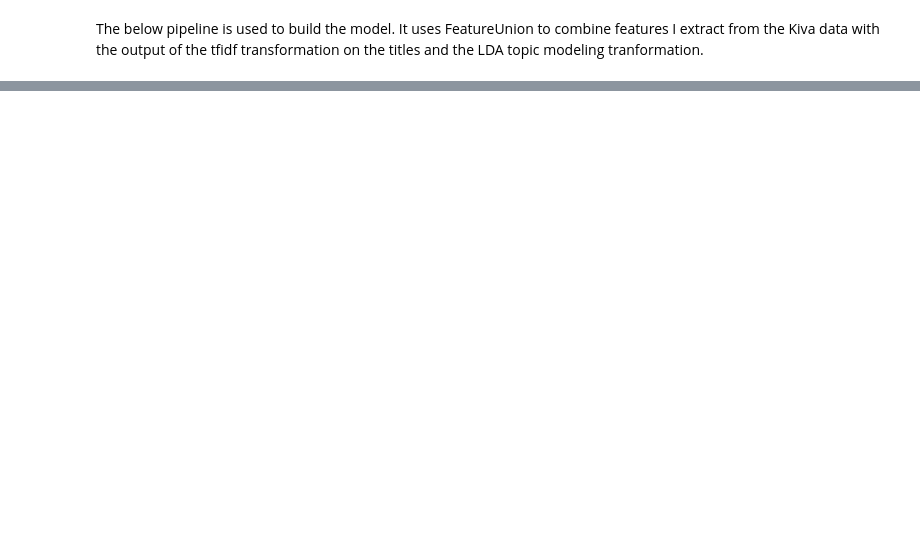
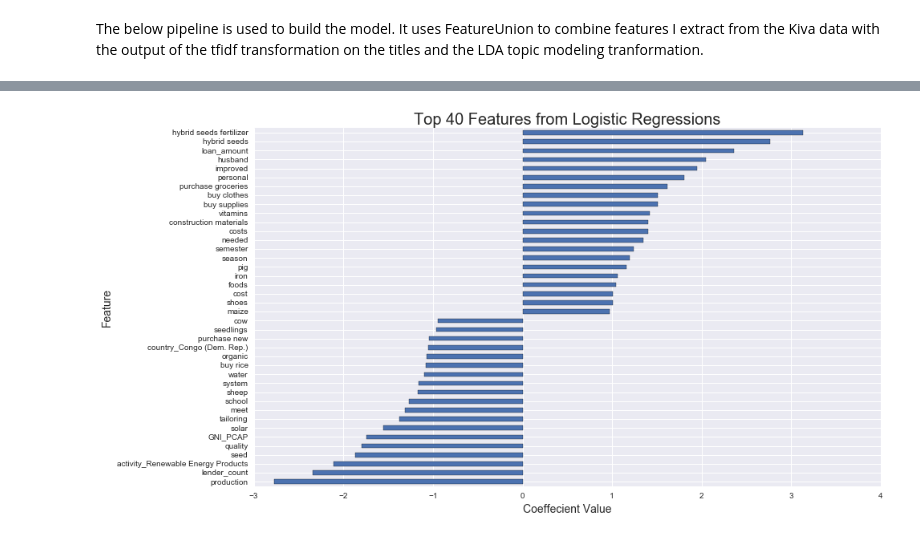
Before and after one commit to rddunlap23/DSI-Kiva-Capstone, a Jupyter notebook: Kiva - Capstone.ipynb, the cells around one changed output, grey strips where cells are left out. Saved outputs shown, nothing was run; the diff lists cells and outputs as text; code cells hidden in the pictures; blank space fills up the shorter version.

Commit message:
Checking in results code

```diff
--- a/Kiva - Capstone.ipynb
+++ b/Kiva - Capstone.ipynb
@@ -332,3 +402 @@ my_pipeline = Pipeline([
 ])
-# %%
-my_pipeline.fit(X_train, y_train)
@@ -756,0 +403,8 @@ Normalized confusion matrix
+# %%
+from sklearn.grid_search import GridSearchCV
+
+param_dict = {'model__penalty':['l1'],
+              'union__topic_model__lda__n_topics':[20]}
+
+estimator = GridSearchCV(my_pipeline, param_dict)
+estimator.fit(X_train, y_train)
@@ -756,0 +427,4 @@ Normalized confusion matrix
+# %%
+results = plot_results(estimator, X_test, y_test)
+results.plot_roc()
+results.plot_prauc()
@@ -756,0 +434,3 @@ Normalized confusion matrix
+# %%
+results.print_classification_report()
+results.set_up_print_confusion_matrix()
@@ -756,0 +466,4 @@ Normalized confusion matrix
+# %%
+results.plot_feature_importance(n_features=40)
+# %% [output]
+[figure, added]
```
Also changed, not shown: parts of 32 cells of this notebook, 6 other files.
